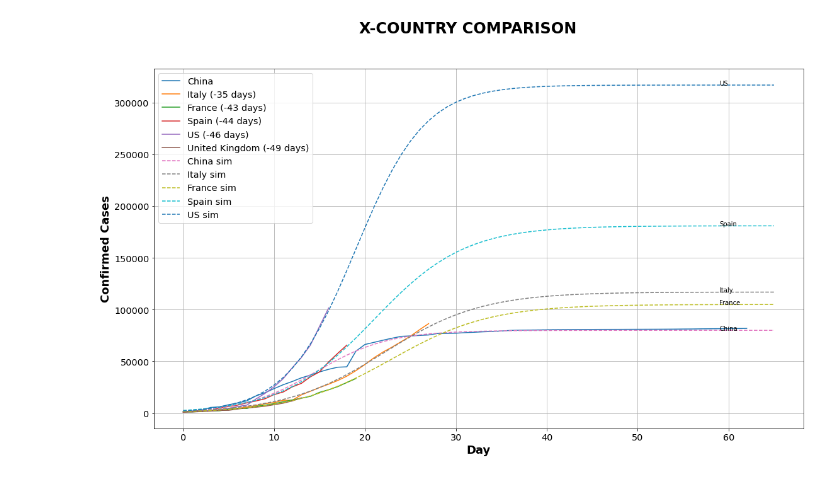
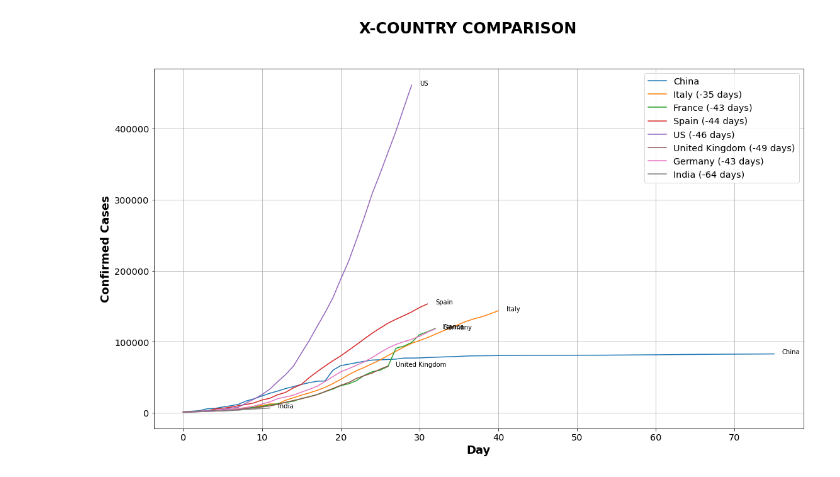
Before and after one commit to foppini975/covid19, a Jupyter notebook: Covid-19 Global Report.ipynb, the cells around one changed output. Drawn from its saved outputs; the diff is of its cells as text; code cells hidden in the pictures.

```diff
--- a/Covid-19 Global Report.ipynb
+++ b/Covid-19 Global Report.ipynb
@@ -21,0 +27,19 @@ VERBOSE = 0
+# %%
+print("LAST UPDATES")
+for country in countries:
+    last_date = df[df['Country'] == country]['Date'].max()
+    print("{:15} : {}".format(country[:15], last_date))
+
+total_confirmed = df[df['Date'] == last_date]['Confirmed'].sum()
+total_deaths = df[df['Date'] == last_date]['Deaths'].sum()
+total_recovered = df[df['Date'] == last_date]['Recovered'].sum()
+print("-----------------------------")
+print("TOTAL CONFIRMED : {:10}".format(total_confirmed))
+print("TOTAL DEATHS    : {:10}".format(total_deaths))
+print("TOTAL RECOVERED : {:10}".format(total_recovered))
+idx_max = df[df['Date'] == last_date]['Confirmed'].idxmax()
+#df.iloc[idx_max]
+
+df['Death_ratio'] = df['Deaths']/df['Confirmed']
+top_confirmed_countries = df[df['Date'] == last_date].sort_values(['Confirmed'], ascending=0)[0:10]
+top_confirmed_countries.reset_index()
@@ -45,9 +94,9 @@ for country in countries:
 # %%
 df_sim = pd.DataFrame()
 
-A = {'Italy': 120000.0, 'China': 80000.0, 'France': 105000.0, 'Spain': 180000.0, 'US': 330000.0}
-D = {'Italy': 22.0, 'China': 14.0, 'France': 23.0, 'Spain': 21.0, 'US': 19.0}
-T = {'Italy': 5.4, 'China': 4.0, 'France': 5.4, 'Spain': 5.0, 'US': 3.8}
+A = {'Italy': 120000.0, 'China': 80000.0, 'France': 105000.0, 'Spain': 180000.0, 'US': 330000.0, 'Germany': 40000.0, 'United Kingdom': 50000.0, 'India': 50000.0}
+D = {'Italy': 22.0, 'China': 14.0, 'France': 23.0, 'Spain': 21.0, 'US': 19.0, 'Germany': 20.0, 'United Kingdom': 20.0, 'India': 20.0}
+T = {'Italy': 5.4, 'China': 4.0, 'France': 5.4, 'Spain': 5.0, 'US': 3.8, 'Germany': 5.0, 'United Kingdom': 5.0, 'India': 5.0}
 
 
 def iterate_mse(df_plot, countries, country, param_name, A, D, T):
@@ -55,29 +104,37 @@ def iterate_mse(df_plot, countries, country, param_name, A, D, T):
     max_loop = {'A': 100, 'D': 100, 'T': 100}
     epsilon = {'A': 0, 'D': 0, 'T': 0}
     epsilon[param_name] = epsilon_reference[param_name]
+    epsilon_div = 0
     LAST_MOVE = None
     if VERBOSE:
         print("XXXXXXXXX BEGIN OF ITERATION {} XXXXXXXXX".format(param_name))
+    relevant_length = len(df_plot[country])-countries[country]
+    VERSION = 0
+    if VERSION == 0:
+        first_index_mse = 0
+    else:
+        first_index_mse = int(relevant_length / 6 * 5)
+    print("Country: {:13} - relevant_length: {:3} - first_index_mse: {:3}".format(country[:13], relevant_length, first_index_mse))
     for loop in range(0,max_loop[param_name]):
-        relevant_length = len(df_plot[country])-countries[country]
         # zero
         # the sim array is calculated with full length len(df_plot[country])
         sim_0 = [A[country] / (1+math.exp((D[country]-x)/T[country])) for x in range(0,len(df_plot[country]))]
         # the mse is calculated only based on the relevant length and normalized
-        mse_0 = ((df_plot[country][0:relevant_length]-sim_0[0:relevant_length])**2).sum() / relevant_length
+        mse_0 = ((df_plot[country][first_index_mse:relevant_length]-sim_0[first_index_mse:relevant_length])**2).sum() / (relevant_length - first_index_mse)
         # D+
         sim_plus = [(A[country] + epsilon['A']) / (1+math.exp((D[country] + epsilon['D'] - x)/(T[country] + epsilon['T']))) for x in range(0,len(df_plot[country]))]
-        mse_plus = ((df_plot[country][0:relevant_length]-sim_plus[0:relevant_length])**2).sum() / relevant_length
+        mse_plus = ((df_plot[country][first_index_mse:relevant_length]-sim_plus[first_index_mse:relevant_length])**2).sum() / (relevant_length - first_index_mse)
         # D-
         sim_minus = [(A[country] - epsilon['A']) / (1+math.exp((D[country] - epsilon['D'] - x)/(T[country] - epsilon['T']))) for x in range(0,len(df_plot[country]))]
-        mse_minus = ((df_plot[country][0:relevant_length]-sim_minus[0:relevant_length])**2).sum() / relevant_length
+        mse_minus = ((df_plot[country][first_index_mse:relevant_length]-sim_minus[first_index_mse:relevant_length])**2).sum() / (relevant_length - first_index_mse)
         if VERBOSE:
             print("{:3d} {} mse_minus = {:.3e} ; mse_0 = {:.3e} ; mse_plus = {:.3e}".format(loop, country, mse_minus, mse_0, mse_plus))
         if mse_plus < mse_0:
             if LAST_MOVE == "MINUS":
                     epsilon[param_name] /= 2
+                    epsilon_div += 1
                     if VERBOSE:
-                        print("* {} Epsilon / 2 : {:.4f}".format(param_name, epsilon[param_name]))
+                        print("* {} Epsilon / 2 : {:.4f} [{}]".format(param_name, epsilon[param_name], epsilon_div))
             A[country] += epsilon["A"]
             D[country] += epsilon["D"]
             T[country] += epsilon["T"]
@@ -87,8 +144,9 @@ def iterate_mse(df_plot, countries, country, param_name, A, D, T):
         elif mse_minus < mse_0:
             if LAST_MOVE == "PLUS":
                     epsilon[param_name] /= 2
+                    epsilon_div += 1
                     if VERBOSE:
-                        print("* {} Epsilon / 2 : {:.4f}".format(param_name, epsilon[param_name]))
+                        print("* {} Epsilon / 2 : {:.4f} [{}]".format(param_name, epsilon[param_name], epsilon_div))
             A[country] -= epsilon["A"]
             D[country] -= epsilon["D"]
             T[country] -= epsilon["T"]
@@ -96,31 +154,41 @@ def iterate_mse(df_plot, countries, country, param_name, A, D, T):
                 print(" {}  <<<<<<".format(param_name))
             LAST_MOVE = "MINUS"
         else:
+            # local min
             if VERBOSE:
-                print("Local min found --> Breaking after {} loops".format(loop+1))
-            break
+                print(" {}  ======".format(param_name))
+            if epsilon_div >= 6:
+                if VERBOSE:
+                    print("Local min found --> Breaking after {} loops".format(loop+1))
+                break
+            else:
+                epsilon[param_name] /= 2
+                epsilon_div += 1
+                if VERBOSE:
+                    print("* {} Epsilon / 2 : {:.4f} [{}]".format(param_name, epsilon[param_name], epsilon_div))
+                LAST_MOVE = None
     if VERBOSE:
-        print("{} {} --> mse = {:.1e} - Sim [0] = {:.0f}".format(country, param_name, mse_0, sim[0]))
+        print("{} {} --> mse = {:.1e} - Sim [0] = {:.0f}".format(country, param_name, mse_0, sim_0[0]))
         print("XXXXXXXXX END OF ITERATION {} XXXXXXXXX".format(param_name))
     return sim_0
 
 
 
-for country in ['China', 'Italy', 'France', 'Spain', 'US']:
-    sim_0 = iterate_mse(df_plot, countries, country, "A", A, D, T)
-    if VERBOSE:
-        print("A = {:.3f} ; D = {:.3f} ; T = {:.3f}".format(A[country], D[country], T[country]))
-    sim_0 = iterate_mse(df_plot, countries, country, "D", A, D, T)
-    if VERBOSE:
-        print("A = {:.3f} ; D = {:.3f} ; T = {:.3f}".format(A[country], D[country], T[country]))
-    sim_0 = iterate_mse(df_plot, countries, country, "D", A, D, T)
-    if VERBOSE:
-        print("A = {:.3f} ; D = {:.3f} ; T = {:.3f}".format(A[country], D[country], T[country]))
-        print("{} --> mse = {:.1e} - Sim [0] = {:.0f}".format(country, mse, sim[0]))
+for country in ['China', 'Italy', 'France', 'Spain', 'US', 'Germany', 'United Kingdom', 'India']:
+    for big_loop in range(0,10):
+        sim_0 = iterate_mse(df_plot, countries, country, "A", A, D, T)
+        if VERBOSE:
+            print("A = {:.3f} ; D = {:.3f} ; T = {:.3f}".format(A[country], D[country], T[country]))
+        sim_0 = iterate_mse(df_plot, countries, country, "D", A, D, T)
+        if VERBOSE:
+            print("A = {:.3f} ; D = {:.3f} ; T = {:.3f}".format(A[country], D[country], T[country]))
+        sim_0 = iterate_mse(df_plot, countries, country, "T", A, D, T)
+        if VERBOSE:
+            print("A = {:.3f} ; D = {:.3f} ; T = {:.3f}".format(A[country], D[country], T[country]))
     df_sim[country] = sim_0
 
 
-
+# Chart with real data only
 fig, ax = plt.subplots()
 plt.rcParams.update({'xtick.labelsize': 'x-large', 'ytick.labelsize': 'x-large', 'legend.fontsize': 'x-large'})
 fig.set_size_inches(18.5, 10.5)
@@ -133,15 +201,12 @@ for country in countries:
         ax.plot(df_plot[country][0:len(df_plot[country])-countries[country]], label="{}".format(country))
     else:
         ax.plot(df_plot[country][0:len(df_plot[country])-countries[country]], label="{} (-{} days)".format(country, countries[country] - min_offset))
-
-for country in ['China', 'Italy', 'France', 'Spain', 'US']:
-    ax.plot(df_sim[country], label = "{} sim".format(country), linestyle='dashed')
-    text_x_pos = int(.9 * len(df_sim[country]))
-    text_y_pos = int(df_sim[country][text_x_pos])
+    text_x_pos = len(df_plot[country])-countries[country]
+    text_y_pos = df_plot[country][text_x_pos - 1]
     plt.text(text_x_pos, text_y_pos, country)
 
-    peak_datetime = origin_datetime + datetime.timedelta(days=countries[country] + D['Italy'])
-    print("{} --> peak: {} ; final total cases = {} ; time constant = {:.1f} days".format(country, peak_datetime.strftime("%b %d"), A[country], T[country]))
+    peak_datetime = origin_datetime + datetime.timedelta(days=countries[country] + D[country])
+    print("{:12} --> peak: {}; final total cases: {:8}; time constant: {:.1f} days".format(country[:12], peak_datetime.strftime("%b %d"), locale.format_string("%d", A[country], grouping=True), T[country]))
 ax.grid()
 ax.legend()
 
@@ -155 +232 @@ US --> peak: Apr 02 ; final total cases = 317000.0 ; time constant = 3.8 days
-[figure, old version]
+[figure, new version]
```
Also changed, not shown: parts of 7 cells of this notebook, 1 other file.
